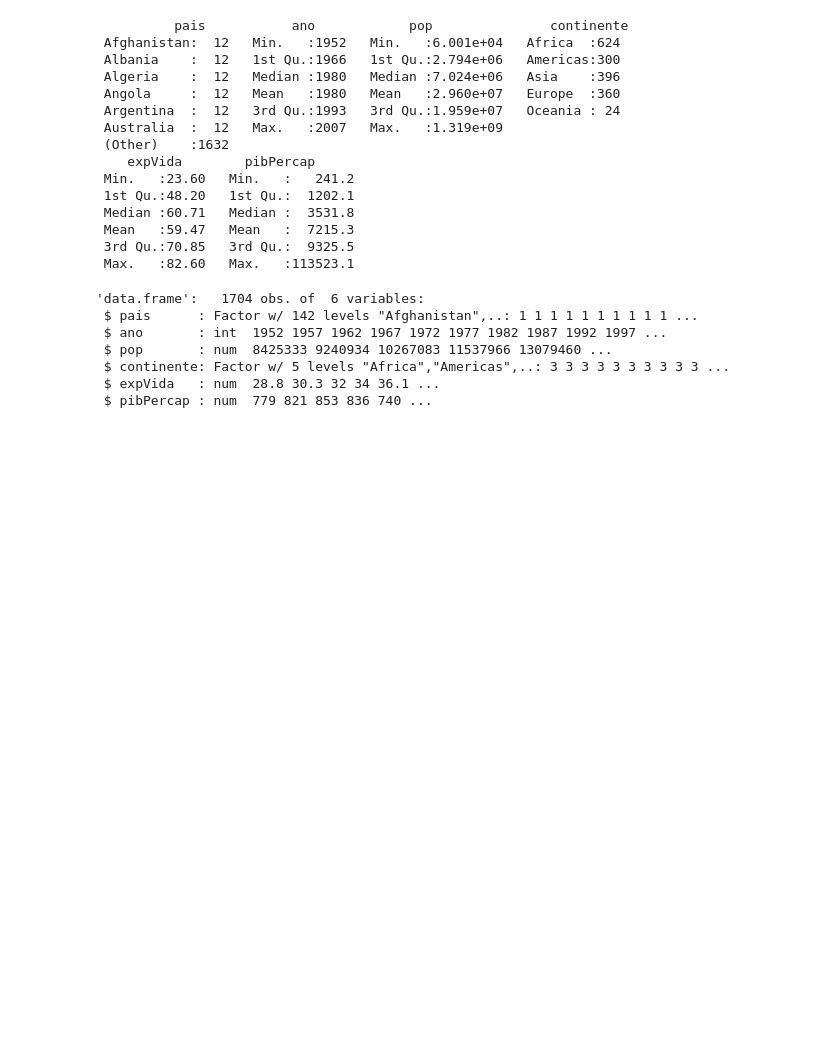
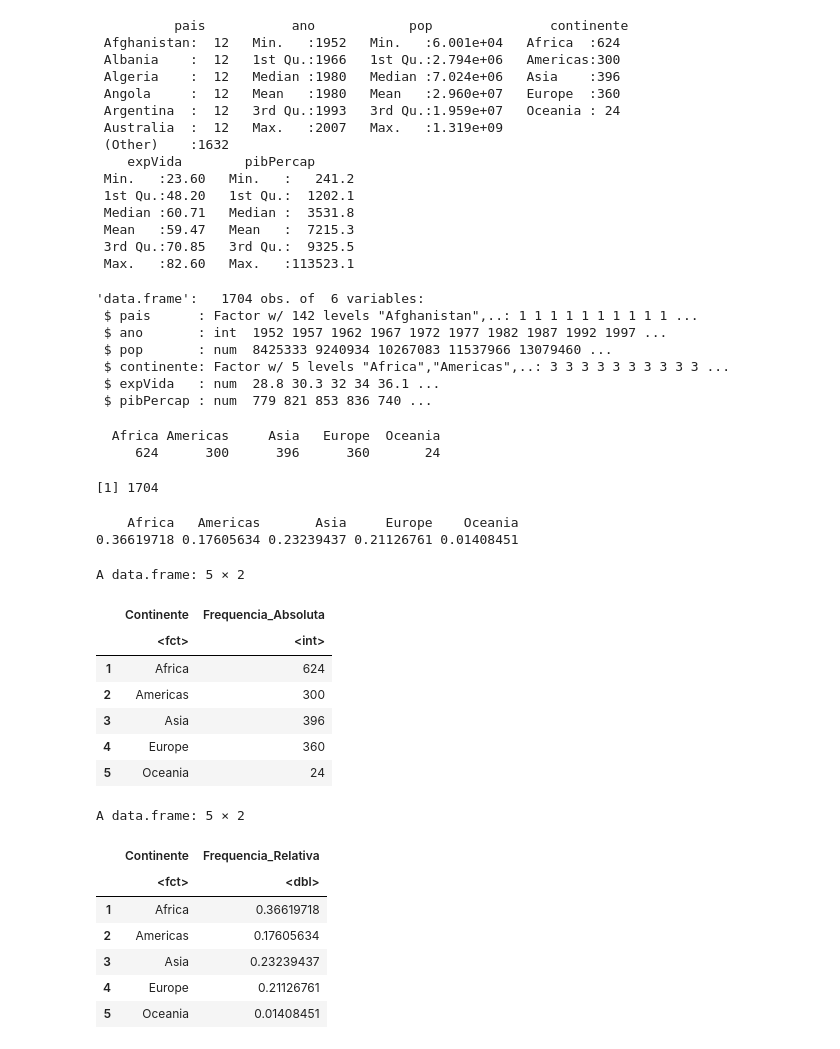
Before and after one commit to BrunaKrasotaMatos/An-liseEstat-stica, a Jupyter notebook: Trilha4/Trilha4.ipynb, the cells around one changed output. Saved outputs shown, nothing was run; the diff lists cells and outputs as text; code cells hidden in the pictures; blank space fills up the shorter version.

```diff
--- a/Trilha4/Trilha4.ipynb
+++ b/Trilha4/Trilha4.ipynb
@@ -191,3 +191,47 @@ str(pib_gap)
  $ continente: Factor w/ 5 levels "Africa","Americas",..: 3 3 3 3 3 3 3 3 3 3 ...
  $ expVida   : num  28.8 30.3 32 34 36.1 ...
  $ pibPercap : num  779 821 853 836 740 ...
+# %%
+#Faça uma tabela de frequência absoluta e uma tabela de frequência relativa para
+#verificar o número de observações por continente
+
+# Frequencia absoluta
+freq_abs = table(pib_gap$continente) #salva frequência absoluta em freq_abs
+freq_abs
+
+total = sum(freq_abs) #soma os valores de freq_abs
+total
+
+freq_rel = freq_abs/total #frequência absoluta dividido pelo total é igual à frequência relativa
+freq_rel
+
+freq_abs_df <- data.frame(freq_abs)
+colnames(freq_abs_df) <- c('Continente','Frequencia_Absoluta')
+
+freq_rel_df <- data.frame(freq_rel)
+colnames(freq_rel_df) <- c('Continente','Frequencia_Relativa')
+
+head(freq_abs_df)
+head(freq_rel_df)
+# %% [output]
+  Africa Americas     Asia   Europe  Oceania
+     624      300      396      360       24
+[1] 1704
+    Africa   Americas       Asia     Europe    Oceania
+0.36619718 0.17605634 0.23239437 0.21126761 0.01408451
+A data.frame: 5 × 2
+|  | Continente | Frequencia_Absoluta |
+|  | <fct> | <int> |
+| 1 | Africa | 624 |
+| 2 | Americas | 300 |
+| 3 | Asia | 396 |
+| 4 | Europe | 360 |
+| 5 | Oceania | 24 |
+A data.frame: 5 × 2
+|  | Continente | Frequencia_Relativa |
+|  | <fct> | <dbl> |
+| 1 | Africa | 0.36619718 |
+| 2 | Americas | 0.17605634 |
+| 3 | Asia | 0.23239437 |
+| 4 | Europe | 0.21126761 |
+| 5 | Oceania | 0.01408451 |
```
